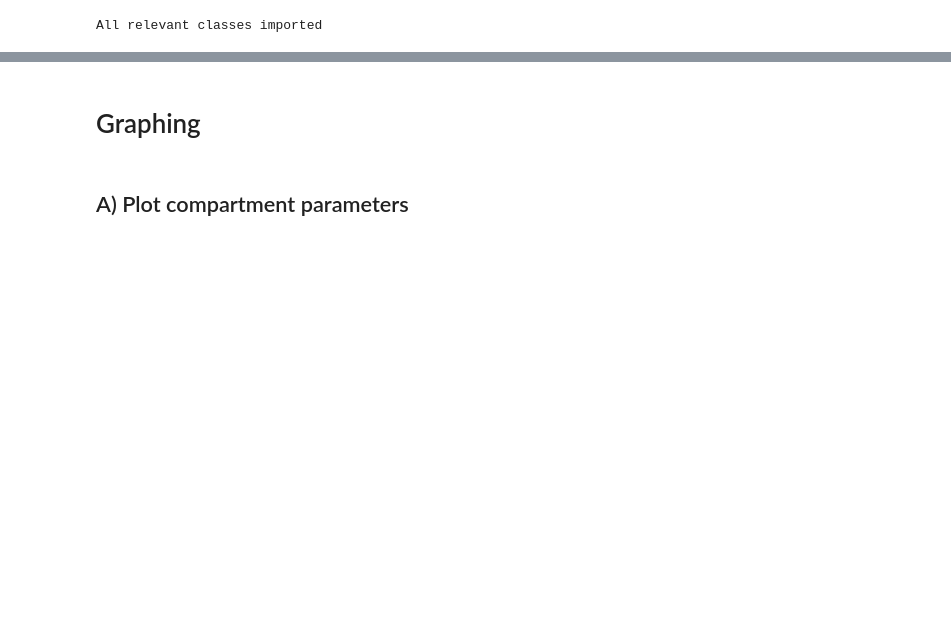
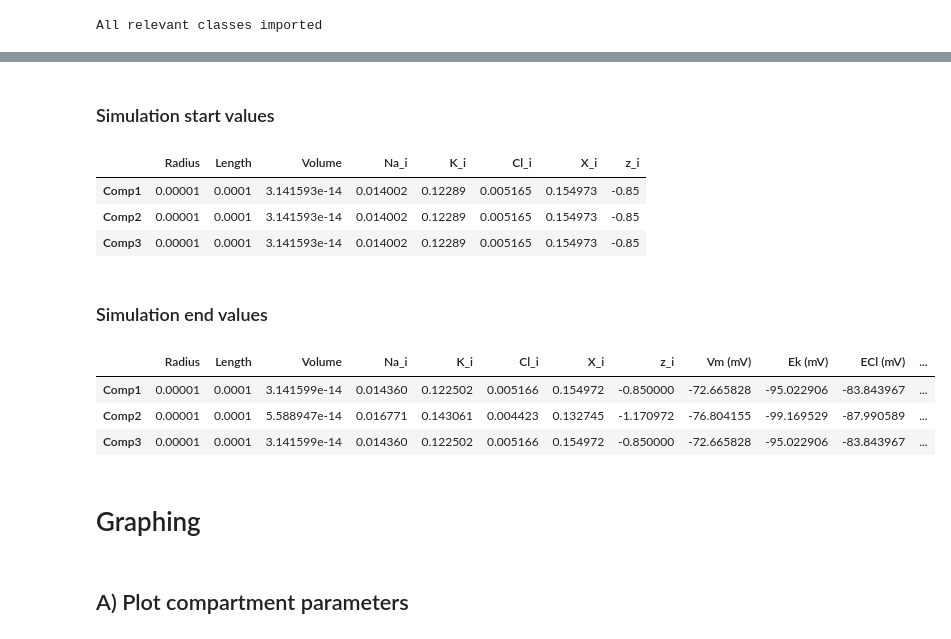
Before and after one commit to TrellixVulnTeam/MSc-Computational-Neuroscience-Repo_ZR8H, a Jupyter notebook: Multicompartment Trials/Graphing Notebook.ipynb, the cells around one changed output, grey strips where cells are left out. Cells and saved outputs as stored; diff of their text form; code cells hidden in the pictures; blank space fills up the shorter version.

```diff
--- a/Multicompartment Trials/Graphing Notebook.ipynb
+++ b/Multicompartment Trials/Graphing Notebook.ipynb
@@ -164,3 +234,21 @@ File found and content loaded into memory
+# %% [markdown]
+### Simulation start values
+# %%
+df_start
+# %% [output]
+|  | Radius | Length | Volume | Na_i | K_i | Cl_i | X_i | z_i |
+| Comp1 | 0.00001 | 0.0001 | 3.141593e-14 | 0.014002 | 0.12289 | 0.005165 | 0.154973 | -0.85 |
+| Comp2 | 0.00001 | 0.0001 | 3.141593e-14 | 0.014002 | 0.12289 | 0.005165 | 0.154973 | -0.85 |
+| Comp3 | 0.00001 | 0.0001 | 3.141593e-14 | 0.014002 | 0.12289 | 0.005165 | 0.154973 | -0.85 |
+# %% [markdown]
+### Simulation end values
+# %%
+df_end
+# %% [output]
+|  | Radius | Length | Volume | Na_i | K_i | Cl_i | X_i | z_i | Vm (mV) | Ek (mV) | ECl (mV) | ... |
+| Comp1 | 0.00001 | 0.0001 | 3.141599e-14 | 0.014360 | 0.122502 | 0.005166 | 0.154972 | -0.850000 | -72.665828 | -95.022906 | -83.843967 | ... |
+| Comp2 | 0.00001 | 0.0001 | 5.588947e-14 | 0.016771 | 0.143061 | 0.004423 | 0.132745 | -1.170972 | -76.804155 | -99.169529 | -87.990589 | ... |
+| Comp3 | 0.00001 | 0.0001 | 3.141599e-14 | 0.014360 | 0.122502 | 0.005166 | 0.154972 | -0.850000 | -72.665828 | -95.022906 | -83.843967 | ... |
 # %% [markdown]
 # Graphing
 # %% [markdown]
```
Also changed, not shown: parts of 16 cells of this notebook, 2 other files.
